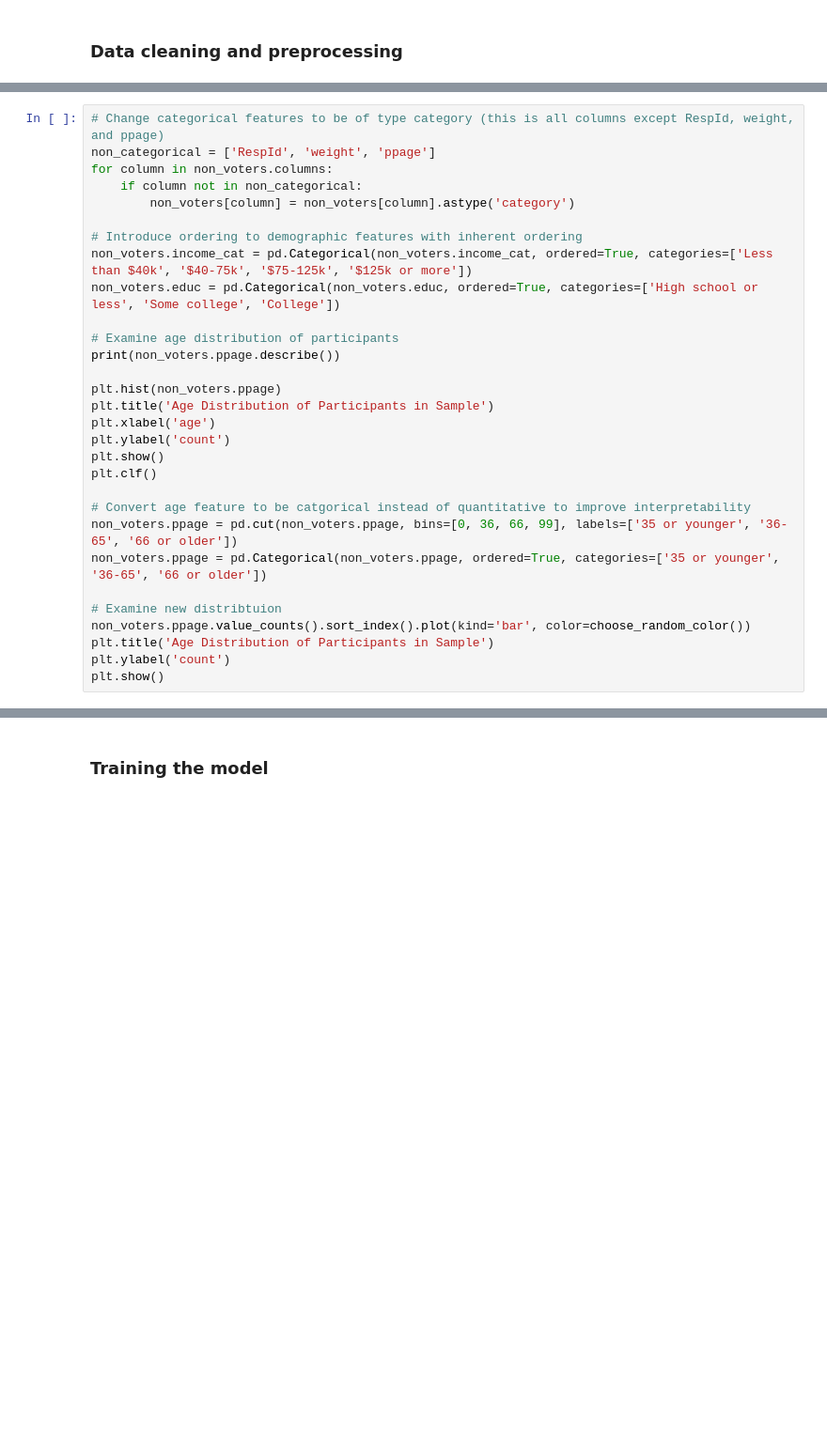
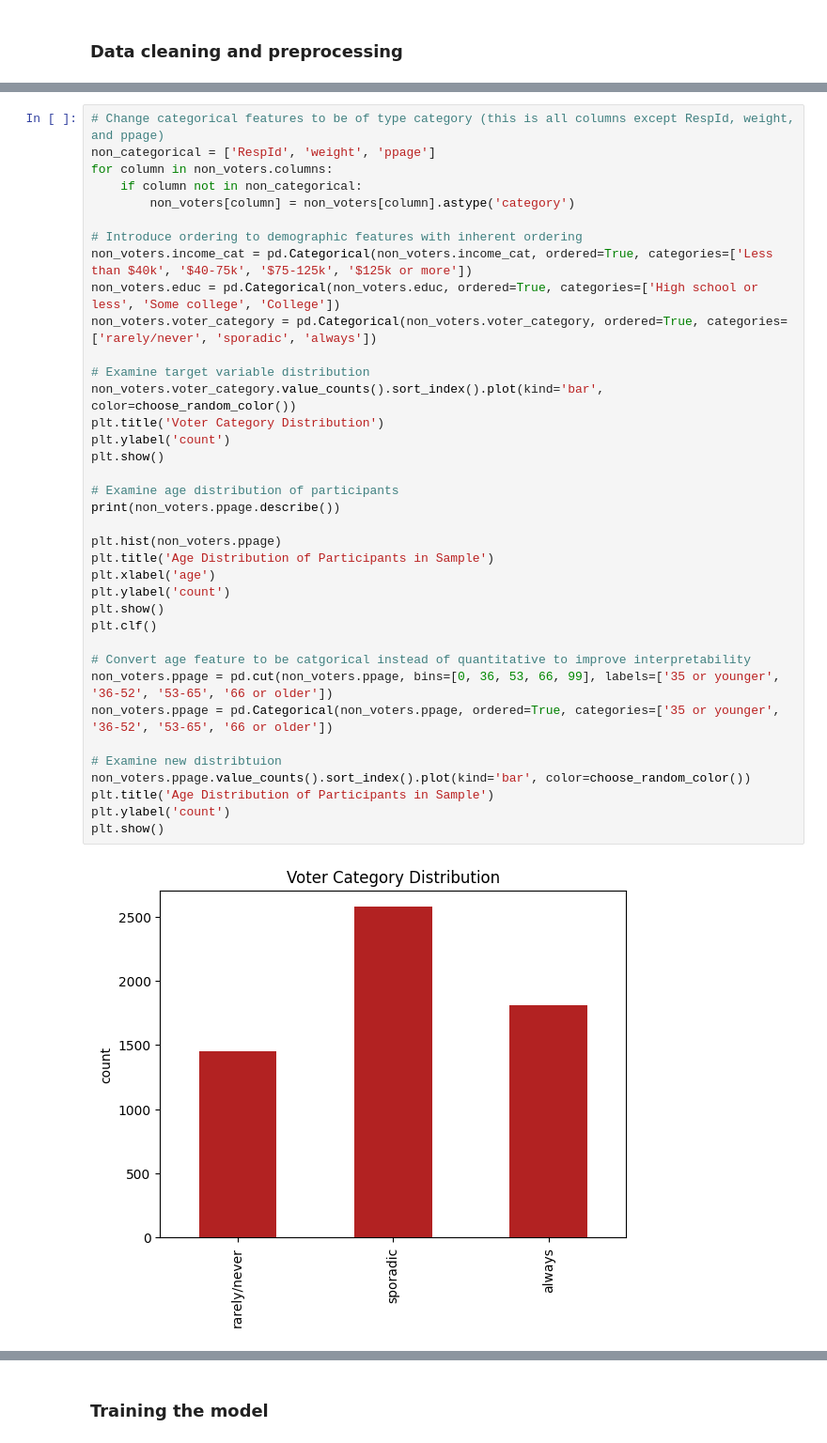
Before and after one commit to julietlawton/Predicting-Voting-Behavior, a Jupyter notebook: predicting_voting_behavior.ipynb, the cells around one changed output, grey strips where cells are left out. Shown at 94% size. Cells and saved outputs as stored; diff of their text form; blank space fills up the shorter version.

```diff
--- a/predicting_voting_behavior.ipynb
+++ b/predicting_voting_behavior.ipynb
@@ -48,30 +76,39 @@ non_voters.info(verbose=True, show_counts=True)
 # %%
 # Change categorical features to be of type category (this is all columns except RespId, weight, and ppage)
 non_categorical = ['RespId', 'weight', 'ppage']
 for column in non_voters.columns:
     if column not in non_categorical:
         non_voters[column] = non_voters[column].astype('category')
 
 # Introduce ordering to demographic features with inherent ordering
 non_voters.income_cat = pd.Categorical(non_voters.income_cat, ordered=True, categories=['Less than $40k', '$40-75k', '$75-125k', '$125k or more'])
 non_voters.educ = pd.Categorical(non_voters.educ, ordered=True, categories=['High school or less', 'Some college', 'College'])
+non_voters.voter_category = pd.Categorical(non_voters.voter_category, ordered=True, categories=['rarely/never', 'sporadic', 'always'])
+
+# Examine target variable distribution
+non_voters.voter_category.value_counts().sort_index().plot(kind='bar', color=choose_random_color())
+plt.title('Voter Category Distribution')
+plt.ylabel('count')
+plt.show()
 
 # Examine age distribution of participants
 print(non_voters.ppage.describe())
 
 plt.hist(non_voters.ppage)
 plt.title('Age Distribution of Participants in Sample')
 plt.xlabel('age')
 plt.ylabel('count')
 plt.show()
 plt.clf()
 
 # Convert age feature to be catgorical instead of quantitative to improve interpretability
-non_voters.ppage = pd.cut(non_voters.ppage, bins=[0, 36, 66, 99], labels=['35 or younger', '36-65', '66 or older'])
-non_voters.ppage = pd.Categorical(non_voters.ppage, ordered=True, categories=['35 or younger', '36-65', '66 or older'])
+non_voters.ppage = pd.cut(non_voters.ppage, bins=[0, 36, 53, 66, 99], labels=['35 or younger', '36-52', '53-65', '66 or older'])
+non_voters.ppage = pd.Categorical(non_voters.ppage, ordered=True, categories=['35 or younger', '36-52', '53-65', '66 or older'])
 
 # Examine new distribtuion
 non_voters.ppage.value_counts().sort_index().plot(kind='bar', color=choose_random_color())
 plt.title('Age Distribution of Participants in Sample')
 plt.ylabel('count')
 plt.show()
+# %% [output]
+[figure, added]
```
Also changed, not shown: parts of 14 cells of this notebook.
